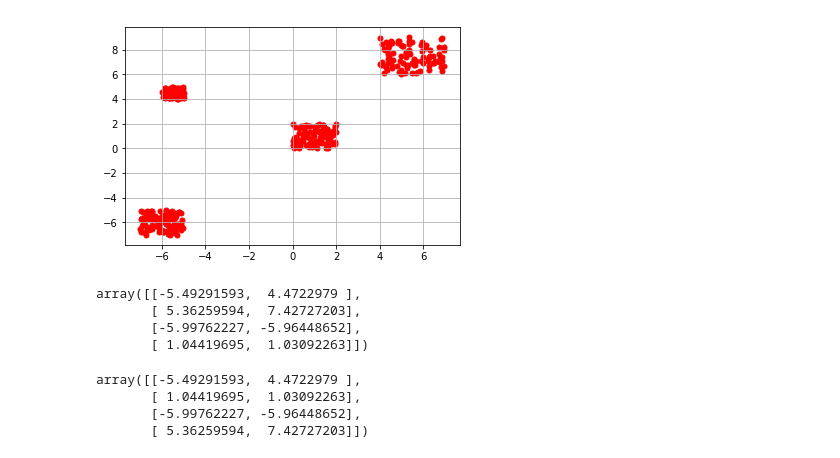
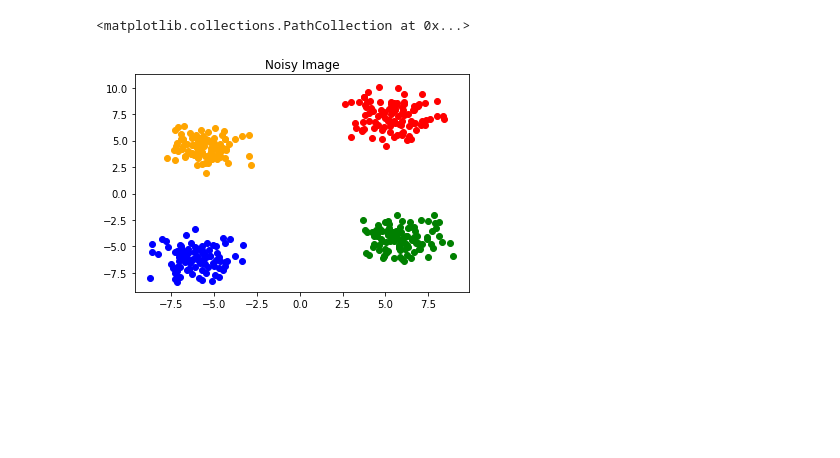
Before and after one commit to Russel-Mendes/Neuro-Lab, a Jupyter notebook: Notes/K-Means Clustering.ipynb, the cells around one changed output. Saved outputs shown, nothing was run; the diff lists cells and outputs as text; code cells hidden in the pictures; blank space fills up the shorter version.

```diff
--- a/Notes/K-Means Clustering.ipynb
+++ b/Notes/K-Means Clustering.ipynb
@@ -26 +194,26 @@ x3 = np.array([[i[0]+3, i[1]+5] for i in x3])
+# %%
+#Adding Noise Mask
+#Assuming a bivariate normal noise distribution with a mean of 0 and variance of 1
+x_noise = np.random.normal(0,1,100)
+y_noise = np.random.normal(0,1,100)
+noise = []
+for i in range(100):
+    noise.append([x_noise[i], y_noise[i]])
+noise = np.array(noise)
+
+noisy_cluster_1 = cluster_1 + noise
+noisy_cluster_2 = cluster_2 + noise
+noisy_cluster_3 = cluster_3 + noise
+noisy_cluster_4 = cluster_4 + noise
+# %%
+#Post-Noise Image
+fig, ax = plt.subplots()
+ax.set_title("Noisy Image")
+plt.scatter(noisy_cluster_1[ : , 0], noisy_cluster_1[ :, 1], color = 'blue')
+plt.scatter(noisy_cluster_2[ : , 0], noisy_cluster_2[ :, 1], color = 'green')
+plt.scatter(noisy_cluster_3[ : , 0], noisy_cluster_3[ :, 1], color = 'orange')
+plt.scatter(noisy_cluster_4[ : , 0], noisy_cluster_4[ :, 1], color = 'red')
+# %% [output]
+<matplotlib.collections.PathCollection at 0x...>
+[figure, added]
 # %%
@@ -32,31 +225,0 @@ data_whole[300:400, :] = x3
-# %%
-plt.scatter(data_whole[ : , 0], data_whole[ :, 1], s = 25, color='r')
-plt.grid()
-#Note
-#The lower left cluster is x0
-#The center right cluster is x1
-#The tight upper left cluster is x2
-#The loose upper right cluster is x3
-# %% [output]
-[figure, removed]
-# %%
-#Training and getting the clustor centers
-Kmean = KMeans(n_clusters=4)
-Kmean.fit(data_whole)
-Kmean.cluster_centers_
-# %% [output]
-array([[-5.49291593,  4.4722979 ],
-       [ 5.36259594,  7.42727203],
-       [-5.99762227, -5.96448652],
-       [ 1.04419695,  1.03092263]])
-# %%
-#Show overlay between the cluster colors
-
-plt.scatter(-0.95788938, -1.04850579, s=100, color='green')
-plt.scatter(2.03078996,  2.05446538, s=100, color='green')
-plt.show()
-# %% [output]
-array([[-5.49291593,  4.4722979 ],
-       [ 1.04419695,  1.03092263],
-       [-5.99762227, -5.96448652],
-       [ 5.36259594,  7.42727203]])
```
Also changed, not shown: parts of 23 cells of this notebook, 4 other files.
